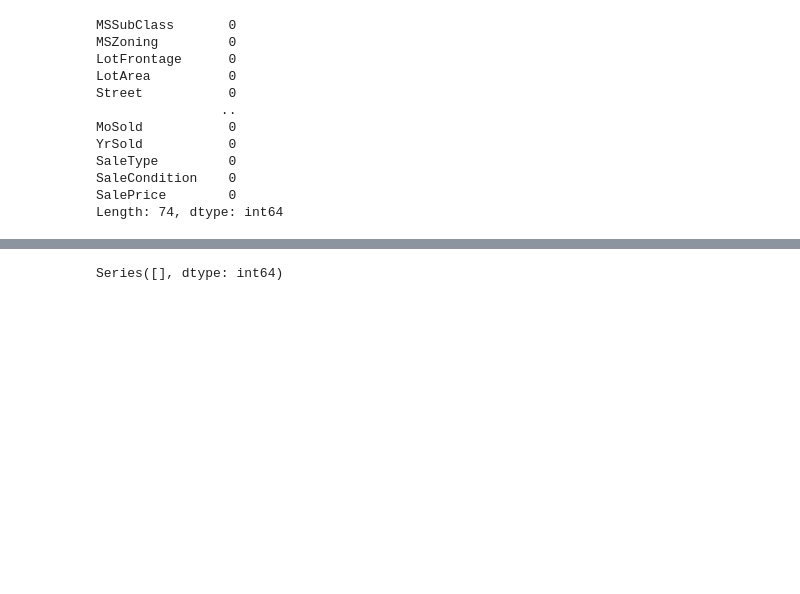
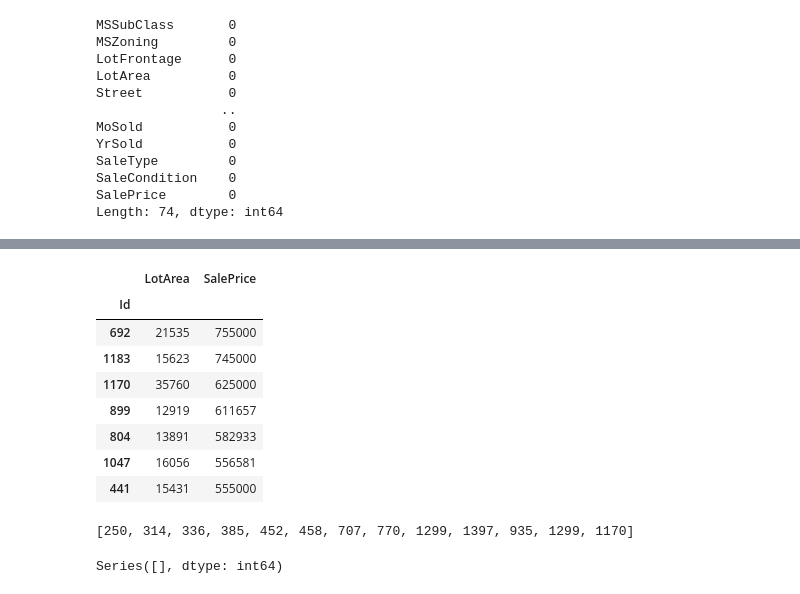
Before and after one commit to jajye/house-prices-advanced-regression-techniques, a Jupyter notebook: house-price-prediction.ipynb, the cells around one changed output, grey strips where cells are left out. Drawn from its saved outputs; the diff is of its cells as text; code cells hidden in the pictures; blank space fills up the shorter version.

```diff
--- a/house-price-prediction.ipynb
+++ b/house-price-prediction.ipynb
@@ -268,0 +299,17 @@ df3.head()
+# %%
+df2[df2['SalePrice'] > 550000].sort_values(by='SalePrice',ascending=False)[['LotArea','SalePrice']] # 異常值id = 1170
+# %% [output]
+|  | LotArea | SalePrice |
+| Id |  |  |
+| 692 | 21535 | 755000 |
+| 1183 | 15623 | 745000 |
+| 1170 | 35760 | 625000 |
+| 899 | 12919 | 611657 |
+| 804 | 13891 | 582933 |
+| 1047 | 16056 | 556581 |
+| 441 | 15431 | 555000 |
+# %%
+catls = list(df2[df2['LotArea'] > 53000].index)+list(df2[df2['LotFrontage'] > 200].index)+[1170]
+catls
+# %% [output]
+[250, 314, 336, 385, 452, 458, 707, 770, 1299, 1397, 935, 1299, 1170]
```
Also changed, not shown: parts of 24 cells of this notebook, 2 other files.
